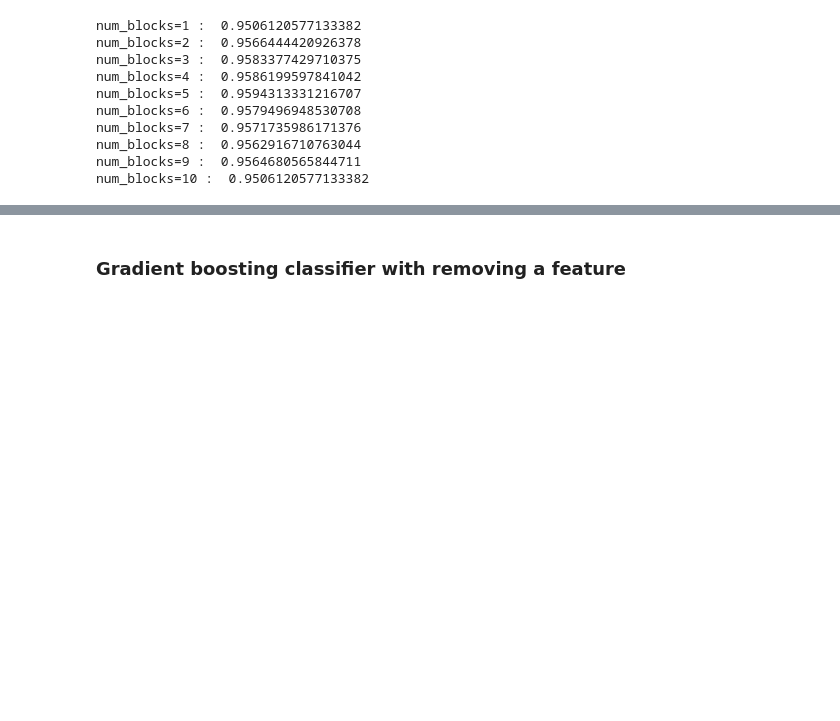
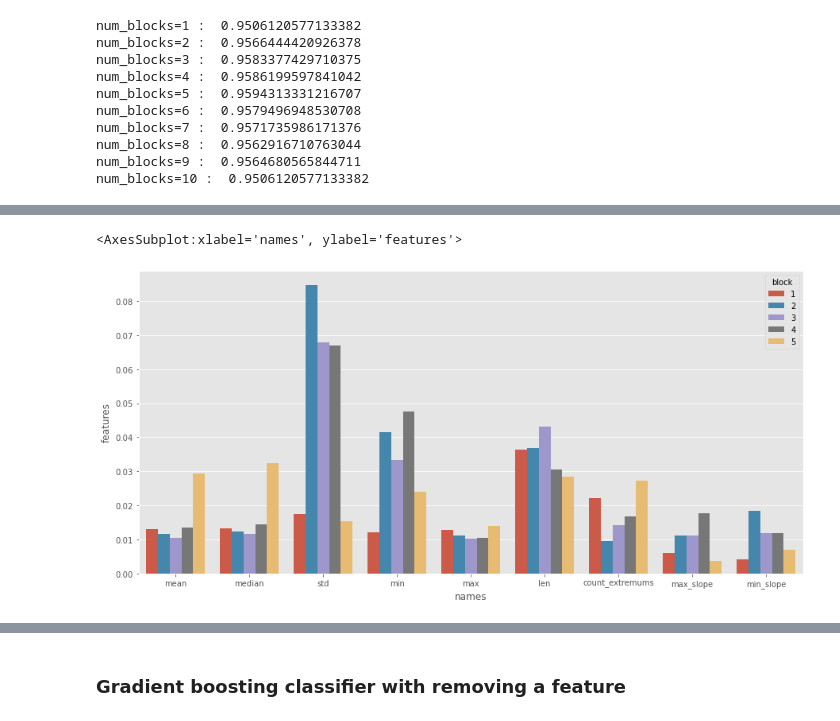
Before and after one commit to HaroldBenoit/ml4science-polymers, a Jupyter notebook: harold/harold_ML.ipynb, the cells around one changed output, grey strips where cells are left out. Cells and saved outputs as stored; diff of their text form; code cells hidden in the pictures; blank space fills up the shorter version.

```diff
--- a/harold/harold_ML.ipynb
+++ b/harold/harold_ML.ipynb
@@ -16,7 +16,19 @@ import statsmodels.formula.api as smf
 %matplotlib inline
 
 plt.style.use('ggplot')
-plt.rcParams['figure.figsize'] = (15,7)
+plt.rcParams['figure.figsize'] = (30,10)
+VERY_SMALL_SIZE = 4
+SMALL_SIZE = 25
+MEDIUM_SIZE = 30
+BIGGER_SIZE = 35
+
+plt.rc('font', size=MEDIUM_SIZE)          # controls default text sizes
+plt.rc('axes', titlesize=MEDIUM_SIZE)     # fontsize of the axes title
+plt.rc('axes', labelsize=MEDIUM_SIZE)    # fontsize of the x and y labels
+plt.rc('xtick', labelsize=SMALL_SIZE)    # fontsize of the tick labels
+plt.rc('ytick', labelsize=SMALL_SIZE)    # fontsize of the tick labels
+plt.rc('legend', fontsize=SMALL_SIZE)    # legend fontsize
+plt.rc('figure', titlesize=BIGGER_SIZE)  # fontsize of the figure title
 # %% [output]
 The autoreload extension is already loaded. To reload it, use:
   %reload_ext autoreload
@@ -140,0 +203,5 @@ num_blocks=10 :  0.9506120577133382
+# %%
+sns.barplot(x='names', y='features', data=df, hue='block')
+# %% [output]
+<AxesSubplot:xlabel='names', ylabel='features'>
+[figure, added]
```
Also changed, not shown: parts of 14 cells of this notebook, 5 other files.
